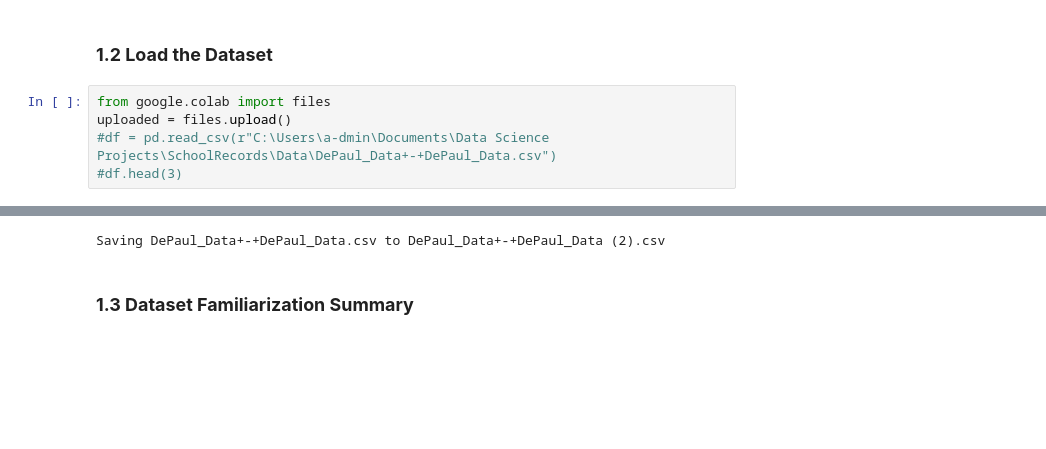
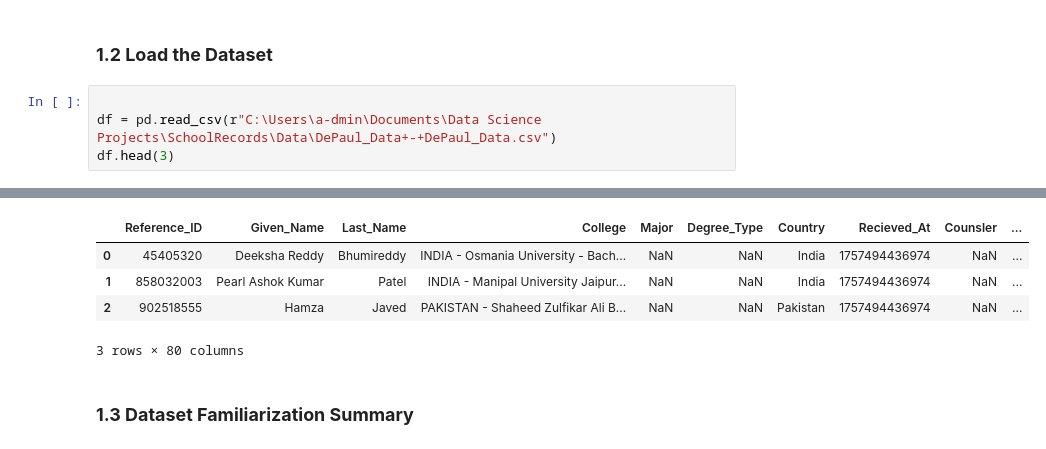
Before and after one commit to Davis-Azangu-DataAnalyst/SchoolRecords, a Jupyter notebook: my-notebook.ipynb, the cells around one changed output, grey strips where cells are left out. Cells and saved outputs as stored; diff of their text form; blank space fills up the shorter version.

```diff
--- a/my-notebook.ipynb
+++ b/my-notebook.ipynb
@@ -21,8 +12,7 @@ import re
 # %% [markdown]
 ### **1.2 Load the Dataset**
 # %%
-from google.colab import files
-uploaded = files.upload()
-#df = pd.read_csv(r"C:\Users\a-dmin\Documents\Data Science Projects\SchoolRecords\Data\DePaul_Data+-+DePaul_Data.csv")
-#df.head(3)
+
+df = pd.read_csv(r"C:\Users\a-dmin\Documents\Data Science Projects\SchoolRecords\Data\DePaul_Data+-+DePaul_Data.csv")
+df.head(3)
 # %% [output]
@@ -30,4 +19,8 @@ uploaded = files.upload()
+|  | Reference_ID | Given_Name | Last_Name | College | Major | Degree_Type | Country | Recieved_At | Counsler | ... |
+| 0 | 45405320 | Deeksha Reddy | Bhumireddy | INDIA - Osmania University - Bach... | NaN | NaN | India | 1757494436974 | NaN | ... |
+| 1 | 858032003 | Pearl Ashok Kumar | Patel | INDIA - Manipal University Jaipur... | NaN | NaN | India | 1757494436974 | NaN | ... |
+| 2 | 902518555 | Hamza | Javed | PAKISTAN - Shaheed Zulfikar Ali B... | NaN | NaN | Pakistan | 1757494436974 | NaN | ... |
-Saving DePaul_Data+-+DePaul_Data.csv to DePaul_Data+-+DePaul_Data (2).csv
+3 rows × 80 columns
 # %% [markdown]
 ### **1.3 Dataset Familiarization Summary**
 # %% [markdown]
```
Also changed, not shown: parts of 26 cells of this notebook.
